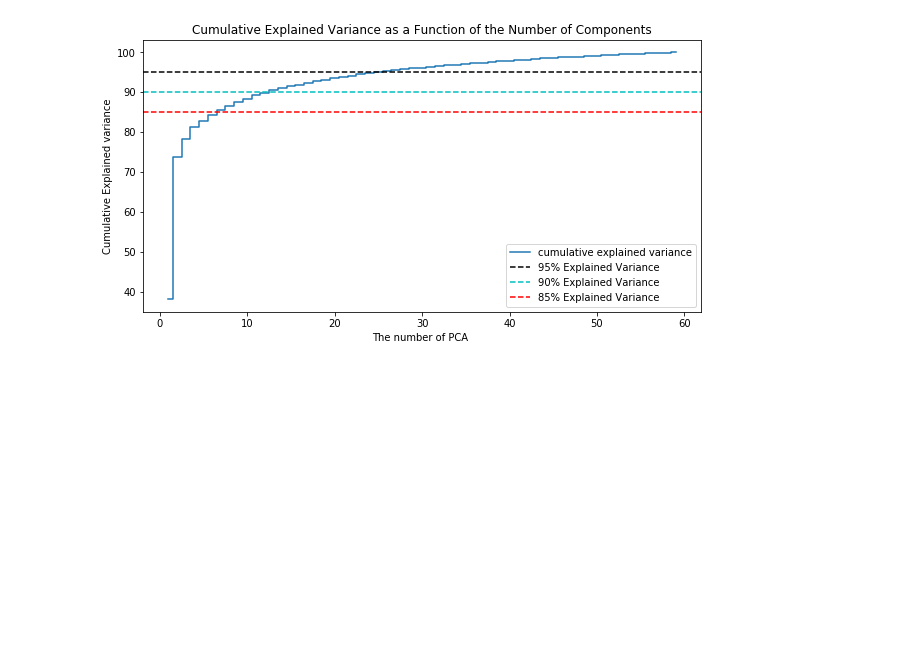
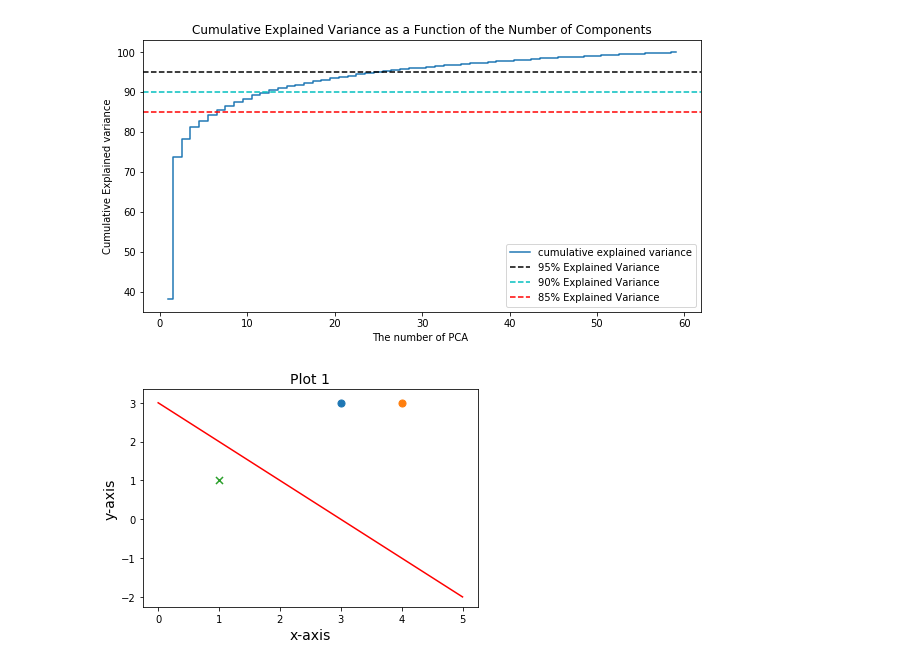
Before and after one commit to MagnetoWang/machine-learning-notes, a Jupyter notebook: 机器学习实战/模式识别课程/人脸数据集分类/FaceRecognition.ipynb, the cells around one changed output. Cells and saved outputs as stored; diff of their text form; code cells hidden in the pictures; blank space fills up the shorter version.

```diff
--- a/机器学习实战/模式识别课程/人脸数据集分类/FaceRecognition.ipynb
+++ b/机器学习实战/模式识别课程/人脸数据集分类/FaceRecognition.ipynb
@@ -660,13 +661,22 @@ import numpy as np
 import matplotlib.pyplot as plt
 from sklearn.preprocessing import StandardScaler
 # %%
+import scipy.io as scio
+
+
+dataFile ="YaleB_32x32.mat"
+data = scio.loadmat(dataFile)
+feature = data['fea']
+classfication = data['gnd']
+
+print(data)
 # Original Image
 plt.subplot(1, 2, 1);
 plt.imshow(data['fea'][1].reshape(32,32),
               cmap = plt.cm.gray, interpolation='nearest',
               clim=(0, 255));
-plt.xlabel('1024 components', fontsize = 14)
-plt.title('Original Image', fontsize = 20);
+plt.xlabel('1024 components', fontsize = 4)
+plt.title('Original Image', fontsize = 4);
 
 # 59 principal components
 approximation = pca.inverse_transform(train_img)
@@ -675,5 +685,5 @@ plt.imshow(approximation[1].reshape(32,32),
               cmap = plt.cm.gray, interpolation='nearest',
               clim=(0, 255));
 plt.xlabel('59 components', fontsize = 14)
-plt.title('95% of Explained Variance', fontsize = 20);
+plt.title('95% of Explained Variance', fontsize = 14);
 # %% [output]
@@ -715,3 +738,71 @@ plt.legend(loc='best')
 plt.show()
 # %% [output]
 [figure]
+# %%
+import numpy as np
+import matplotlib.pyplot as plt
+
+
+class showPicture:
+    def __init__(self,data,w,b):
+        self.b = b
+        self.w = w
+        plt.figure(1)
+        plt.title('Plot 1', size=14)
+        plt.xlabel('x-axis', size=14)
+        plt.ylabel('y-axis', size=14)
+
+        xData = np.linspace(0, 5, 100)
+        yData = self.expression(xData)
+        plt.plot(xData, yData, color='r', label='y1 data')
+
+        plt.scatter(data[0][0],data[0][1],s=50)
+        plt.scatter(data[1][0],data[1][1],s=50)
+        plt.scatter(data[2][0],data[2][1],marker='x',s=50,)
+        plt.savefig('2d.png',dpi=75)
+    def expression(self,x):
+        y = (-self.b - self.w[0]*x)/self.w[1]
+        return y
+    def show(self):
+        plt.show()
+class perceptron:
+    def __init__(self,x,y,a=1):
+        self.x = x
+        self.y = y
+        self.w = np.zeros((x.shape[1],1))
+        self.b = 0
+        self.a = 1
+    def sign(self,w,b,x):
+        result = 0
+        y = np.dot(x,w)+b
+        return int(y)
+    def train(self):
+        flag = True
+        length = len(self.x)
+        while flag:
+            count = 0
+            for i in range(length):
+                tmpY = self.sign(self.w,self.b,self.x[i,:])
+                if tmpY*self.y[i]<=0:
+                    tmp = self.y[i]*self.a*self.x[i,:]
+                    tmp = tmp.reshape(self.w.shape)
+                    self.w = tmp +self.w
+                    self.b = self.b + self.y[i]
+                    count +=1
+            if count == 0:
+                flag = False
+        return self.w,self.b
+
+#原始数据
+data = [[3,3],[4,3],[1,1]]
+xArray = np.array([3,3,4,3,1,1])
+xArray = xArray.reshape((3,2))
+yArray = np.array([1,1,-1])
+#感知机计算权值
+myPerceptron = perceptron(x=xArray,y=yArray)
+weight,bias = myPerceptron.train()
+#画图
+picture = showPicture(data,w=weight,b=bias)
+picture.show()
+# %% [output]
+[figure, added]
```
Also changed, not shown: parts of 2 cells of this notebook, 4 other files.
